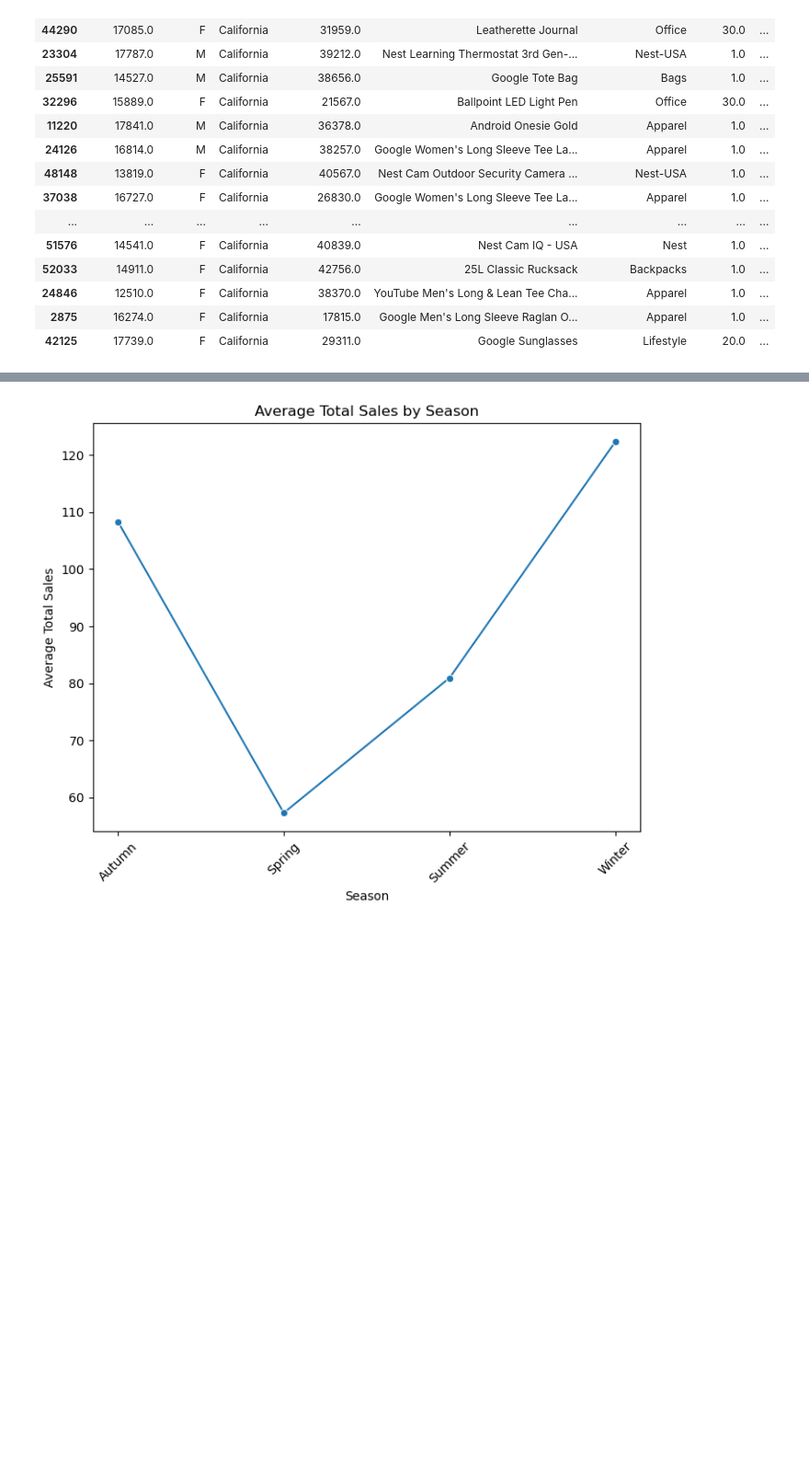
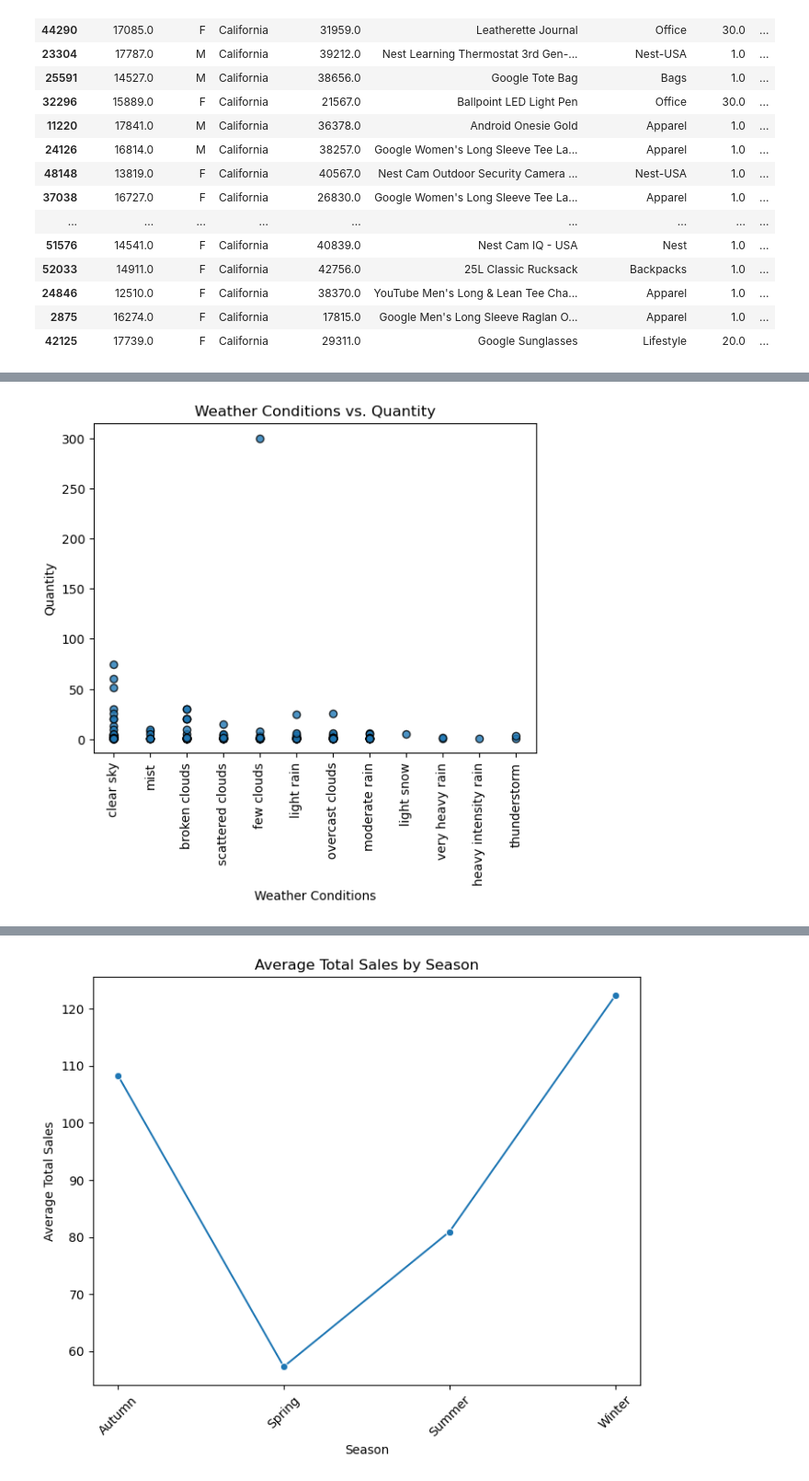
Before and after one commit to Simian12/Project_1, a Jupyter notebook: project1_base.ipynb, the cells around one changed output, grey strips where cells are left out. Shown at 92% size. Saved outputs shown, nothing was run; the diff lists cells and outputs as text; code cells hidden in the pictures; blank space fills up the shorter version.

Commit message:
Adding my Project1 contributions

```diff
--- a/project1_base.ipynb
+++ b/project1_base.ipynb
@@ -190,0 +170,6 @@ sales_data_final
+# %%
+# Read saved data
+sales_data_final = pd.read_csv("/Users/larry/OneDrive/Desktop/LJ_Project_1/Project_1/sales_data_final.csv", index_col="CustomerID")
+
+# Display sample data
+sales_data_final#.head()
@@ -200,3 +200,9 @@ sales_data_final
 # compare if temperatures affect online shopping habits (scatter plot & lin regress)
 
 ##larry
+# %%
+## Created a new dataframe to determine if extreme temps affect online shopping habits
+new_sales_data_final = sales_data_final[['Quantity', 'Avg_Price', 'Temperature (F)', 'Weather Conditions']].copy()
+
+# Display the new DataFrame
+new_sales_data_final
@@ -202,0 +224,18 @@ sales_data_final
+# %%
+# Building a scatter plots for Product_Category vs. Weather Conditions
+plt.scatter(new_sales_data_final['Weather Conditions'], new_sales_data_final['Quantity'], edgecolors="black", marker="o", alpha=0.8)
+
+# Incorporate the other graph properties
+plt.title("Weather Conditions vs. Quantity")
+plt.xlabel("Weather Conditions")
+plt.ylabel("Quantity")
+# plt.grid(True)
+plt.xticks(rotation=90)
+
+# Save the figure
+plt.savefig("output_data_Fig.png")
+
+# Show plot
+plt.show()
+# %% [output]
+[figure, added]
```
Also changed, not shown: parts of 29 cells of this notebook.
